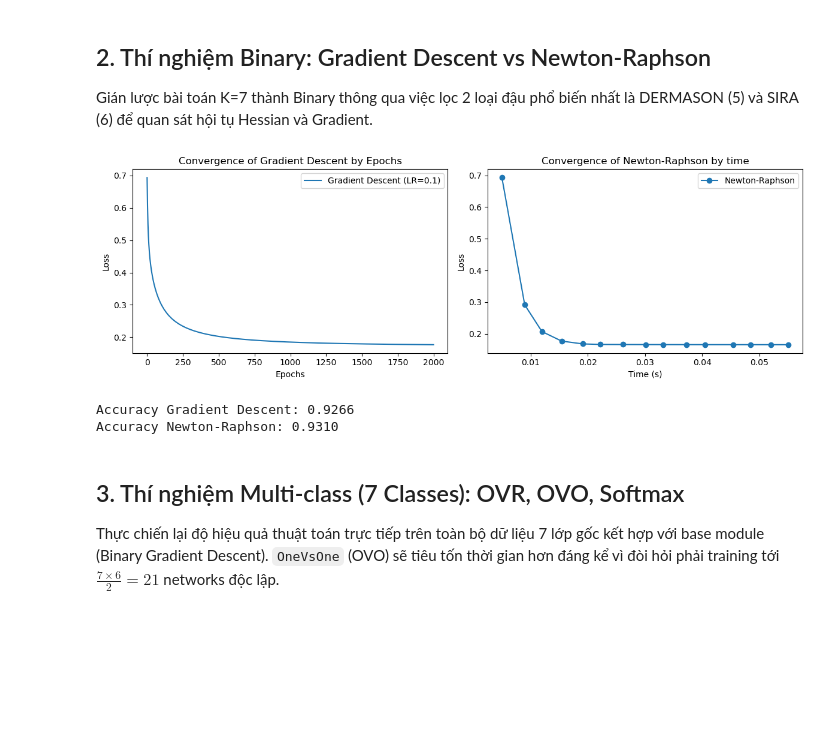
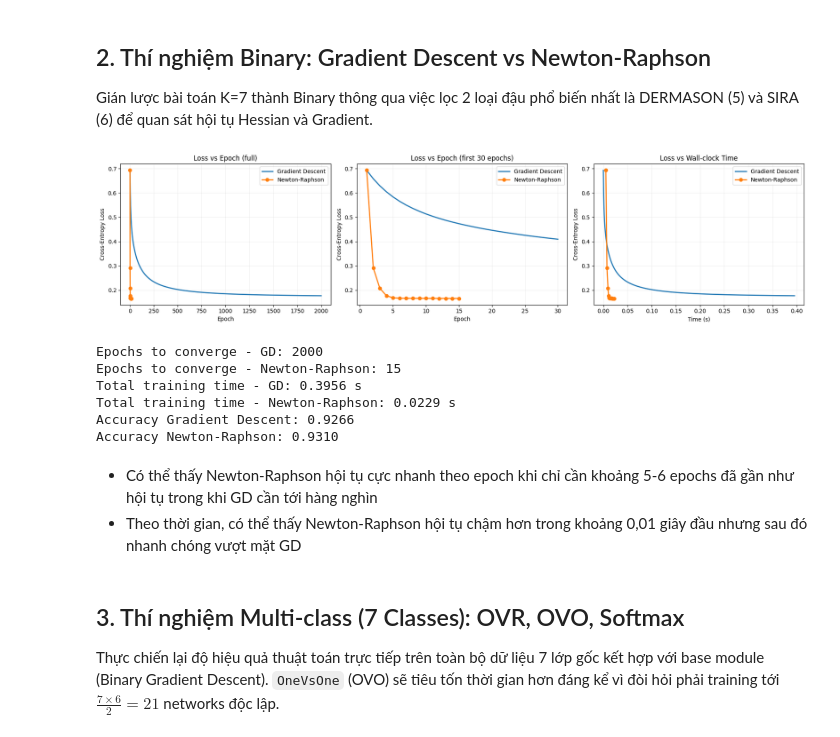
Before and after one commit to tdat1465/lab1-intro2ML, a Jupyter notebook: code/Part2_Classification/models.ipynb, the cells around one changed output. Drawn from its saved outputs; the diff is of its cells as text; code cells hidden in the pictures; blank space fills up the shorter version.

```diff
--- a/code/Part2_Classification/models.ipynb
+++ b/code/Part2_Classification/models.ipynb
@@ -33,46 +33,96 @@ Việc sử dụng phương pháp **Newton-Raphson (IRLS)** tốn nhiều chi ph
 ## 2. Thí nghiệm Binary: Gradient Descent vs Newton-Raphson
 Gián lược bài toán K=7 thành Binary thông qua việc lọc 2 loại đậu phổ biến nhất là DERMASON (5) và SIRA (6) để quan sát hội tụ Hessian và Gradient.
 # %%
+import time
+
 # Get 2 class names for binary classification
 mask_train = (y_train == 'DERMASON') | (y_train == 'SIRA')
 mask_val = (y_val == 'DERMASON') | (y_val == 'SIRA')
 
 X_bin_train, y_bin_train = X_train[mask_train], y_train[mask_train]
 X_bin_val, y_bin_val = X_val[mask_val], y_val[mask_val]
 
 # Encode labels: SIRA=0, DERMASON=1
 y_bin_train = (y_bin_train == 'SIRA').astype(int)
 y_bin_val = (y_bin_val == 'SIRA').astype(int)
 
 # Model 1: Gradient Descent
+gd_start = time.time()
 model_gd = LogisticRegressionGD(learning_rate=0.1, max_epochs=2000)
 model_gd.fit(X_bin_train, y_bin_train)
+gd_total_time = time.time() - gd_start
 
 # Model 2: Newton-Raphson
+nt_start = time.time()
 model_nt = LogisticRegressionNewton(max_epochs=15, tol=1e-5)
 model_nt.fit(X_bin_train, y_bin_train)
+nt_total_time = time.time() - nt_start
 
-fig, (ax1, ax2) = plt.subplots(1, 2, figsize=(12, 4))
-# Loss vs Epoch for GD
-ax1.plot(model_gd.loss_history, label='Gradient Descent (LR=0.1)')
-ax1.set_title("Convergence of Gradient Descent by Epochs")
-ax1.set_xlabel("Epochs"); ax1.set_ylabel("Loss")
-ax1.legend()
+# Compare convergence speed by loss vs epoch
+epochs_gd = np.arange(1, len(model_gd.loss_history) + 1)
+epochs_nt = np.arange(1, len(model_nt.loss_history) + 1)
 
-# Loss vs Time for Newton-Raphson
-ax2.plot(model_nt.wall_clock_time, model_nt.loss_history, marker='o', label='Newton-Raphson')
-ax2.set_title("Convergence of Newton-Raphson by time")
-ax2.set_xlabel("Time (s)"); ax2.set_ylabel("Loss")
-ax2.legend()
+fig, axes = plt.subplots(1, 3, figsize=(18, 4.5))
+
+# Full training trajectory
+axes[0].plot(epochs_gd, model_gd.loss_history, label='Gradient Descent', lw=2)
+axes[0].plot(epochs_nt, model_nt.loss_history, marker='o', label='Newton-Raphson', lw=2)
+axes[0].set_title('Loss vs Epoch (full)')
+axes[0].set_xlabel('Epoch')
+axes[0].set_ylabel('Cross-Entropy Loss')
+axes[0].legend()
+axes[0].grid(alpha=0.2)
+
+# Zoom on first epochs for fair visual comparison
+zoom_epochs = min(30, len(model_gd.loss_history))
+axes[1].plot(epochs_gd[:zoom_epochs], model_gd.loss_history[:zoom_epochs], label='Gradient Descent', lw=2)
+axes[1].plot(epochs_nt, model_nt.loss_history, marker='o', label='Newton-Raphson', lw=2)
+axes[1].set_title(f'Loss vs Epoch (first {zoom_epochs} epochs)')
+axes[1].set_xlabel('Epoch')
+axes[1].set_ylabel('Cross-Entropy Loss')
+axes[1].legend()
+axes[1].grid(alpha=0.2)
+
+# Loss vs wall-clock time
+if hasattr(model_gd, 'wall_clock_time') and len(model_gd.wall_clock_time) == len(model_gd.loss_history):
+    gd_time_axis = np.array(model_gd.wall_clock_time)
+else:
+    # Fallback: approximate timeline from total fit time when per-epoch timestamps are unavailable.
+    gd_time_axis = np.linspace(0, gd_total_time, len(model_gd.loss_history), endpoint=True)
+
+if hasattr(model_nt, 'wall_clock_time') and len(model_nt.wall_clock_time) == len(model_nt.loss_history):
+    nt_time_axis = np.array(model_nt.wall_clock_time)
+else:
+    nt_time_axis = np.linspace(0, nt_total_time, len(model_nt.loss_history), endpoint=True)
+
+axes[2].plot(gd_time_axis, model_gd.loss_history, label='Gradient Descent', lw=2)
+axes[2].plot(nt_time_axis, model_nt.loss_history, marker='o', label='Newton-Raphson', lw=2)
+axes[2].set_title('Loss vs Wall-clock Time')
+axes[2].set_xlabel('Time (s)')
+axes[2].set_ylabel('Cross-Entropy Loss')
+axes[2].legend()
+axes[2].grid(alpha=0.2)
+
 plt.tight_layout()
 plt.show()
 
+print(f"Epochs to converge - GD: {len(model_gd.loss_history)}")
+print(f"Epochs to converge - Newton-Raphson: {len(model_nt.loss_history)}")
+print(f"Total training time - GD: {gd_total_time:.4f} s")
+print(f"Total training time - Newton-Raphson: {nt_total_time:.4f} s")
 print(f"Accuracy Gradient Descent: {accuracy_score(y_bin_val, model_gd.predict(X_bin_val)):.4f}")
 print(f"Accuracy Newton-Raphson: {accuracy_score(y_bin_val, model_nt.predict(X_bin_val)):.4f}")
 # %% [output]
-[figure, old version]
+[figure, new version]
+Epochs to converge - GD: 2000
+Epochs to converge - Newton-Raphson: 15
+Total training time - GD: 0.3956 s
+Total training time - Newton-Raphson: 0.0229 s
 Accuracy Gradient Descent: 0.9266
 Accuracy Newton-Raphson: 0.9310
+# %% [markdown]
+- Có thể thấy Newton-Raphson hội tụ cực nhanh theo epoch khi chỉ cần khoảng 5-6 epochs đã gần như hội tụ trong khi GD cần tới hàng nghìn
+- Theo thời gian, có thể thấy Newton-Raphson hội tụ chậm hơn trong khoảng 0,01 giây đầu nhưng sau đó nhanh chóng vượt mặt GD
 # %% [markdown]
 ## 3. Thí nghiệm Multi-class (7 Classes): OVR, OVO, Softmax
 Thực chiến lại độ hiệu quả thuật toán trực tiếp trên toàn bộ dữ liệu 7 lớp gốc kết hợp với base module (Binary Gradient Descent).
```
Also changed, not shown: parts of 13 cells of this notebook, 1 other file.
